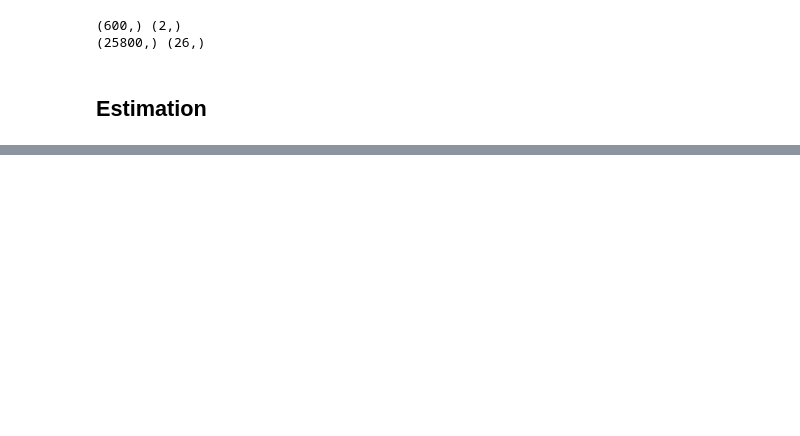
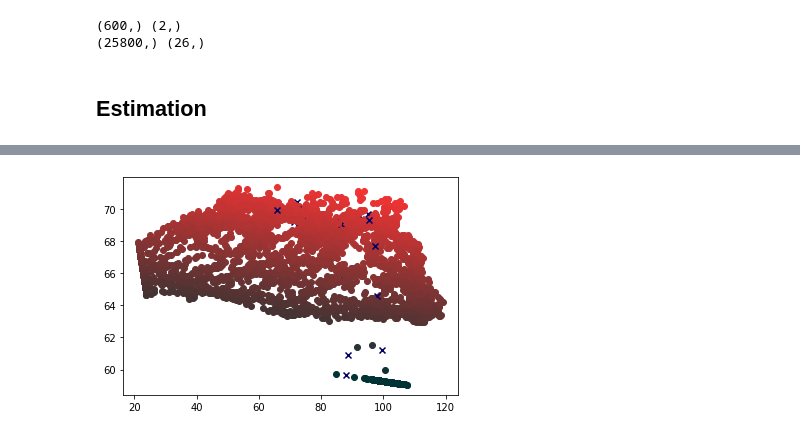
Before and after one commit to MilkywayCocktail/CSI-Imaging, a Jupyter notebook: Model1_v01a2.ipynb, the cells around one changed output, grey strips where cells are left out. Saved outputs shown, nothing was run; the diff lists cells and outputs as text; code cells hidden in the pictures; blank space fills up the shorter version.

```diff
--- a/Model1_v01a2.ipynb
+++ b/Model1_v01a2.ipynb
@@ -348,0 +351,16 @@ plt.show()
+# %%
+%matplotlib inline
+def cosine_similarity(A, B):
+    return np.dot(A, B) / (np.linalg.norm(A) * np.linalg.norm(B))
+
+for i in range(len(sample_x)):
+    data = torch.tensor(sample_x[i], dtype=torch.float32, device=args.device)
+    predictions = model(data)
+    pred = predictions.cpu().detach().numpy()[0]
+    if cosine_similarity(pred, sample_y[i]) >= 0.9:
+        plt.scatter(pred[0], pred[1], color=(np.abs(pred[2])/4000, 0.2, 0.2))
+    else:
+        plt.scatter(pred[0], pred[1], marker='x', color=(0, 0, 0.4))
+plt.show()
+# %% [output]
+[figure, added]
```
Also changed, not shown: parts of 5 cells of this notebook.
